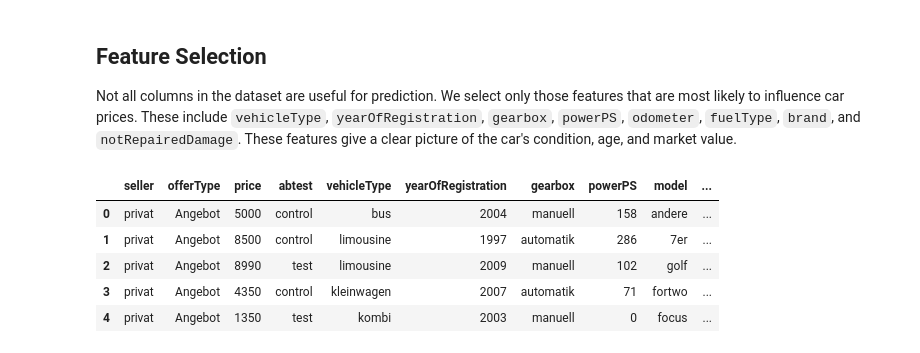
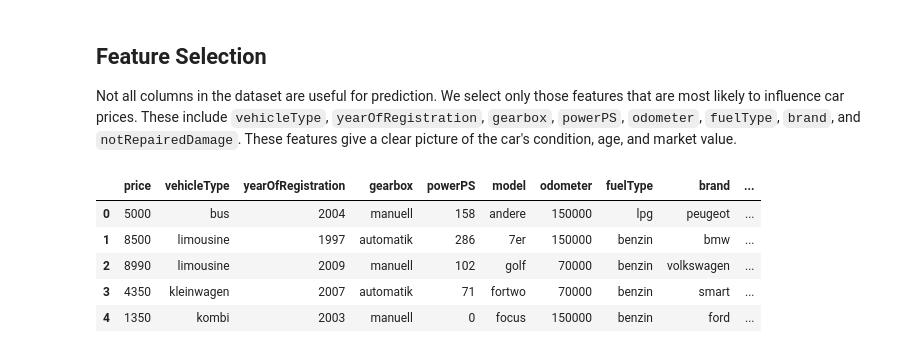
Before and after one commit to Emigbanam/Car-Price-Prediction-Model, a Jupyter notebook: Car Price Prediction Project.ipynb, the cells around one changed output. Cells and saved outputs as stored; diff of their text form; code cells hidden in the pictures.

```diff
--- a/Car Price Prediction Project.ipynb
+++ b/Car Price Prediction Project.ipynb
@@ -146,12 +149,12 @@ Feature Selection
 ----
 Not all columns in the dataset are useful for prediction. We select only those features that are most likely to influence car prices. These include `vehicleType`, `yearOfRegistration`, `gearbox`, `powerPS`, `odometer`, `fuelType`, `brand`, and `notRepairedDamage`. These features give a clear picture of the car's condition, age, and market value.
 # %%
-cars.drop(columns = ['dateCrawled', 'lastSeen','postalCode','dateCreated', 'nrOfPictures', 'name'], inplace=True)
+cars.drop(columns = ['dateCrawled', 'lastSeen','postalCode','dateCreated', 'nrOfPictures', 'name', 'abtest','offerType','seller','monthOfRegistration'], inplace=True)
 cars.head()
 # %% [output]
-|  | seller | offerType | price | abtest | vehicleType | yearOfRegistration | gearbox | powerPS | model | ... |
-| 0 | privat | Angebot | 5000 | control | bus | 2004 | manuell | 158 | andere | ... |
-| 1 | privat | Angebot | 8500 | control | limousine | 1997 | automatik | 286 | 7er | ... |
-| 2 | privat | Angebot | 8990 | test | limousine | 2009 | manuell | 102 | golf | ... |
-| 3 | privat | Angebot | 4350 | control | kleinwagen | 2007 | automatik | 71 | fortwo | ... |
-| 4 | privat | Angebot | 1350 | test | kombi | 2003 | manuell | 0 | focus | ... |
+|  | price | vehicleType | yearOfRegistration | gearbox | powerPS | model | odometer | fuelType | brand | ... |
+| 0 | 5000 | bus | 2004 | manuell | 158 | andere | 150000 | lpg | peugeot | ... |
+| 1 | 8500 | limousine | 1997 | automatik | 286 | 7er | 150000 | benzin | bmw | ... |
+| 2 | 8990 | limousine | 2009 | manuell | 102 | golf | 70000 | benzin | volkswagen | ... |
+| 3 | 4350 | kleinwagen | 2007 | automatik | 71 | fortwo | 70000 | benzin | smart | ... |
+| 4 | 1350 | kombi | 2003 | manuell | 0 | focus | 150000 | benzin | ford | ... |
```
Also changed, not shown: parts of 9 cells of this notebook.
